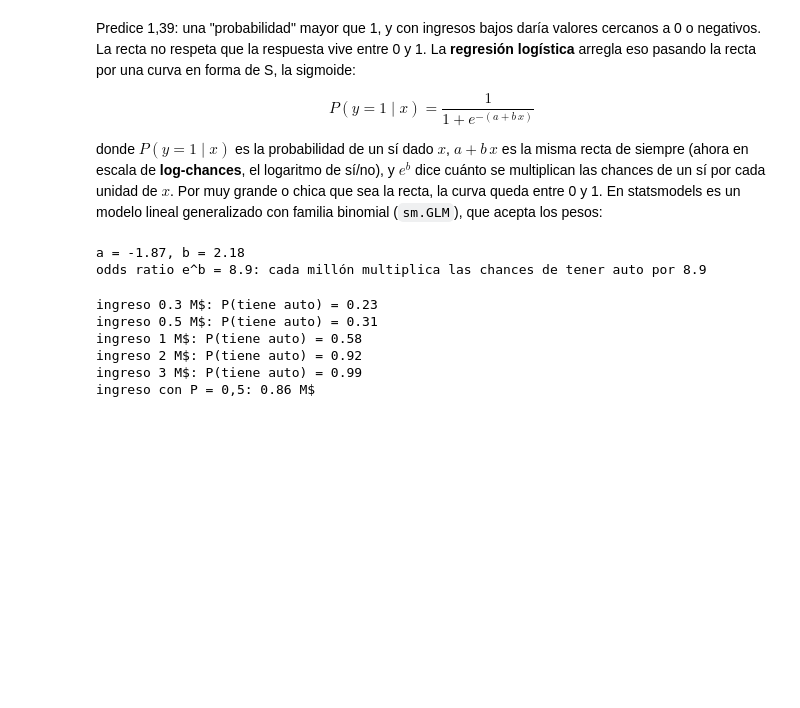
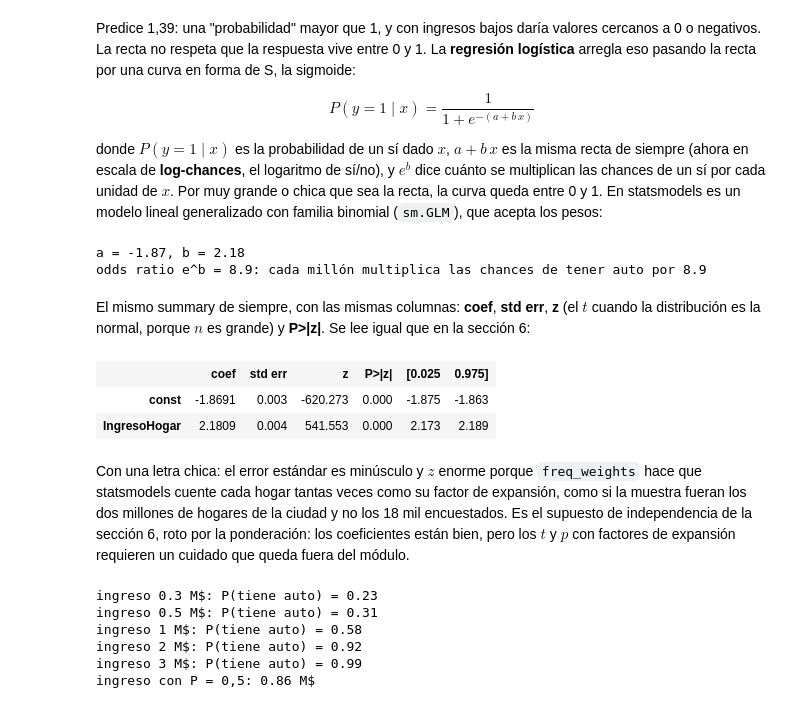
Before and after one commit to daniopitz/diplomado-cdd, a Jupyter notebook: 05_probabilidad_inferencia_colab.ipynb, the cells around one changed output. Saved outputs shown, nothing was run; the diff lists cells and outputs as text; code cells hidden in the pictures; blank space fills up the shorter version.

```diff
--- a/05_probabilidad_inferencia_colab.ipynb
+++ b/05_probabilidad_inferencia_colab.ipynb
@@ -458,6 +516,16 @@ print(f"odds ratio e^b = {np.exp(b):.1f}: cada millón multiplica las chances de
 # %% [output]
 a = -1.87, b = 2.18
 odds ratio e^b = 8.9: cada millón multiplica las chances de tener auto por 8.9
+# %% [markdown]
+El mismo summary de siempre, con las mismas columnas: **coef**, **std err**, **z** (el $t$ cuando la distribución es la normal, porque $n$ es grande) y **P>|z|**. Se lee igual que en la sección 6:
+# %%
+logistica.summary().tables[1]
+# %% [output]
+|  | coef | std err | z | P>|z| | [0.025 | 0.975] |
+| const | -1.8691 | 0.003 | -620.273 | 0.000 | -1.875 | -1.863 |
+| IngresoHogar | 2.1809 | 0.004 | 541.553 | 0.000 | 2.173 | 2.189 |
+# %% [markdown]
+Con una letra chica: el error estándar es minúsculo y $z$ enorme porque `freq_weights` hace que statsmodels cuente cada hogar tantas veces como su factor de expansión, como si la muestra fueran los dos millones de hogares de la ciudad y no los 18 mil encuestados. Es el supuesto de independencia de la sección 6, roto por la ponderación: los coeficientes están bien, pero los $t$ y $p$ con factores de expansión requieren un cuidado que queda fuera del módulo.
 # %%
 def sigmoide(x):
     return 1 / (1 + np.exp(-(a + b * x)))
```
Also changed, not shown: parts of 39 cells of this notebook, 4 other files.
